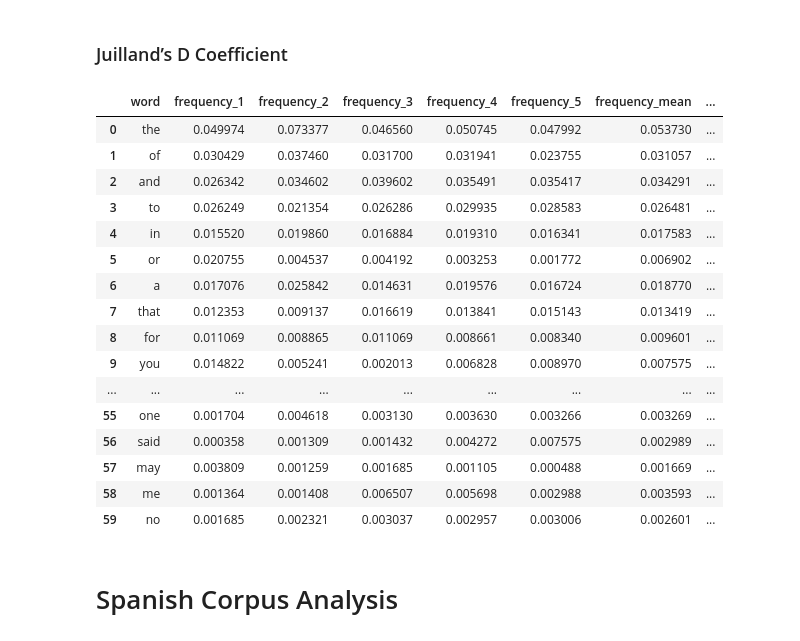
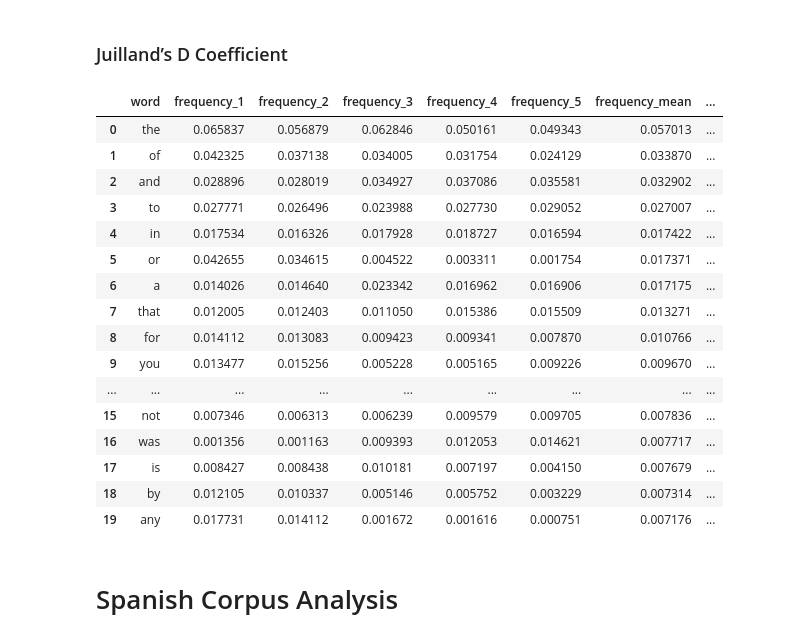
Before and after one commit to tayadj/Data-Science, a Jupyter notebook: Empirical Linguistic Laws Analysis/main.ipynb, the cells around one changed output. Cells and saved outputs as stored; diff of their text form; code cells hidden in the pictures.

```diff
--- a/Empirical Linguistic Laws Analysis/main.ipynb
+++ b/Empirical Linguistic Laws Analysis/main.ipynb
@@ -109,48 +109,48 @@ plt.show()
 ### Juilland’s D Coefficient
 # %%
 chunk_count = 5
-word_count = 60
+word_count = 20
 
 with open('/drive/data/text_en.txt', 'r', encoding='utf-8') as file:
     text = file.read()
 text = text.lower()
 text = re.sub(r'[^a-z\'-]', ' ', text)
 words = text.split()
 chunk_length = len(words) // chunk_count
 data = {}
 data['word'] = np.array(english['Word'][:word_count])
 for i in range (0, chunk_count):
     chunk = words[chunk_length*i:chunk_length*(i+1)]
     chunk_entry = {}
     for word in english['Word'][:word_count]:
         chunk_entry[word]=Counter(chunk)[word]
     data['frequency_'+str(i+1)]=chunk_entry.values()
 dataframe = pd.DataFrame(data)
 for i in range (0, chunk_count):
     dataframe['frequency_'+str(i+1)]/=chunk_length
 
 dataframe['frequency_mean']=dataframe[['frequency_'+str(i+1) for i in range (0, chunk_count)]].mean(axis=1)
 dataframe['frequency_variance']=dataframe[['frequency_'+str(i+1) for i in range (0, chunk_count)]].std(axis=1)
 dataframe['coefficient_D']=100*(1-dataframe['frequency_variance']/(dataframe['frequency_mean']*((chunk_count-1)**0.5)))
 dataframe
 # %% [output]
 |  | word | frequency_1 | frequency_2 | frequency_3 | frequency_4 | frequency_5 | frequency_mean | ... |
-| 0 | the | 0.049974 | 0.073377 | 0.046560 | 0.050745 | 0.047992 | 0.053730 | ... |
-| 1 | of | 0.030429 | 0.037460 | 0.031700 | 0.031941 | 0.023755 | 0.031057 | ... |
-| 2 | and | 0.026342 | 0.034602 | 0.039602 | 0.035491 | 0.035417 | 0.034291 | ... |
-| 3 | to | 0.026249 | 0.021354 | 0.026286 | 0.029935 | 0.028583 | 0.026481 | ... |
-| 4 | in | 0.015520 | 0.019860 | 0.016884 | 0.019310 | 0.016341 | 0.017583 | ... |
-| 5 | or | 0.020755 | 0.004537 | 0.004192 | 0.003253 | 0.001772 | 0.006902 | ... |
-| 6 | a | 0.017076 | 0.025842 | 0.014631 | 0.019576 | 0.016724 | 0.018770 | ... |
-| 7 | that | 0.012353 | 0.009137 | 0.016619 | 0.013841 | 0.015143 | 0.013419 | ... |
-| 8 | for | 0.011069 | 0.008865 | 0.011069 | 0.008661 | 0.008340 | 0.009601 | ... |
-| 9 | you | 0.014822 | 0.005241 | 0.002013 | 0.006828 | 0.008970 | 0.007575 | ... |
+| 0 | the | 0.065837 | 0.056879 | 0.062846 | 0.050161 | 0.049343 | 0.057013 | ... |
+| 1 | of | 0.042325 | 0.037138 | 0.034005 | 0.031754 | 0.024129 | 0.033870 | ... |
+| 2 | and | 0.028896 | 0.028019 | 0.034927 | 0.037086 | 0.035581 | 0.032902 | ... |
+| 3 | to | 0.027771 | 0.026496 | 0.023988 | 0.027730 | 0.029052 | 0.027007 | ... |
+| 4 | in | 0.017534 | 0.016326 | 0.017928 | 0.018727 | 0.016594 | 0.017422 | ... |
+| 5 | or | 0.042655 | 0.034615 | 0.004522 | 0.003311 | 0.001754 | 0.017371 | ... |
+| 6 | a | 0.014026 | 0.014640 | 0.023342 | 0.016962 | 0.016906 | 0.017175 | ... |
+| 7 | that | 0.012005 | 0.012403 | 0.011050 | 0.015386 | 0.015509 | 0.013271 | ... |
+| 8 | for | 0.014112 | 0.013083 | 0.009423 | 0.009341 | 0.007870 | 0.010766 | ... |
+| 9 | you | 0.013477 | 0.015256 | 0.005228 | 0.005165 | 0.009226 | 0.009670 | ... |
 | ... | ... | ... | ... | ... | ... | ... | ... | ... |
-| 55 | one | 0.001704 | 0.004618 | 0.003130 | 0.003630 | 0.003266 | 0.003269 | ... |
-| 56 | said | 0.000358 | 0.001309 | 0.001432 | 0.004272 | 0.007575 | 0.002989 | ... |
-| 57 | may | 0.003809 | 0.001259 | 0.001685 | 0.001105 | 0.000488 | 0.001669 | ... |
-| 58 | me | 0.001364 | 0.001408 | 0.006507 | 0.005698 | 0.002988 | 0.003593 | ... |
-| 59 | no | 0.001685 | 0.002321 | 0.003037 | 0.002957 | 0.003006 | 0.002601 | ... |
+| 15 | not | 0.007346 | 0.006313 | 0.006239 | 0.009579 | 0.009705 | 0.007836 | ... |
+| 16 | was | 0.001356 | 0.001163 | 0.009393 | 0.012053 | 0.014621 | 0.007717 | ... |
+| 17 | is | 0.008427 | 0.008438 | 0.010181 | 0.007197 | 0.004150 | 0.007679 | ... |
+| 18 | by | 0.012105 | 0.010337 | 0.005146 | 0.005752 | 0.003229 | 0.007314 | ... |
+| 19 | any | 0.017731 | 0.014112 | 0.001672 | 0.001616 | 0.000751 | 0.007176 | ... |
 # %% [markdown]
 # Spanish Corpus Analysis
 # %% [markdown]
```
Also changed, not shown: parts of 2 cells of this notebook.
